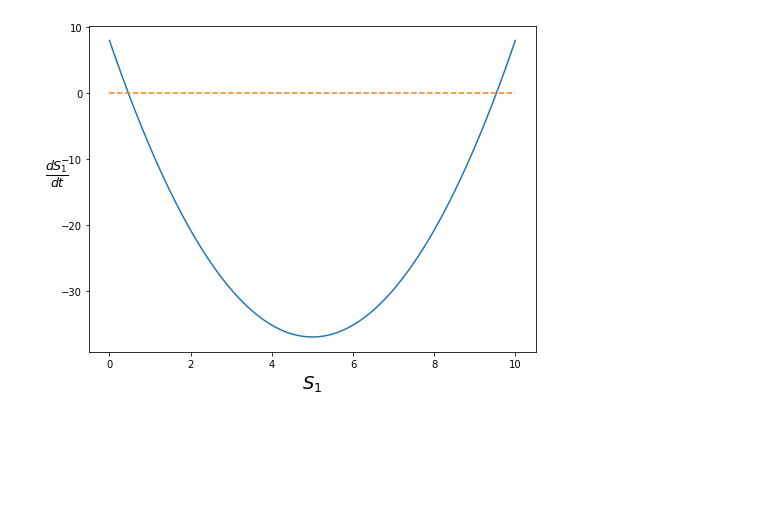
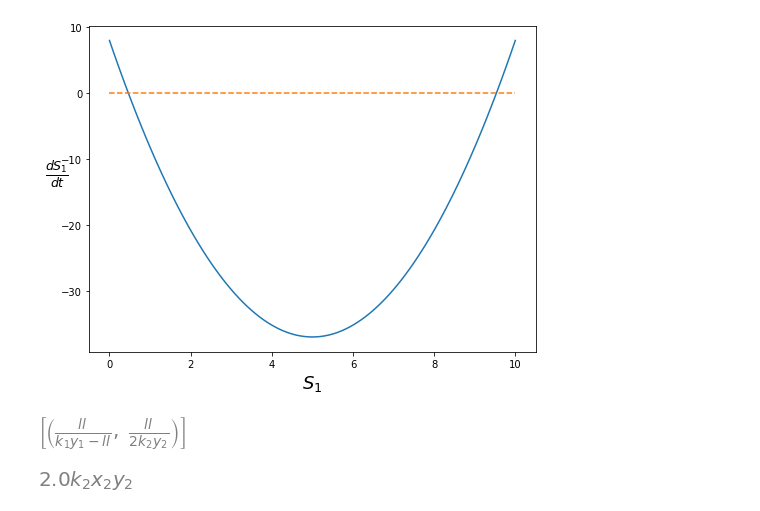
Before and after one commit to ModelEngineering/advancing-biomedical-models, a Jupyter notebook: lecture_2/lecture_2.ipynb, the cells around one changed output. Drawn from its saved outputs; the diff is of its cells as text; code cells hidden in the pictures; blank space fills up the shorter version.

```diff
--- a/lecture_2/lecture_2.ipynb
+++ b/lecture_2/lecture_2.ipynb
@@ -262,3 +262,19 @@ ax.set_ylabel(r'$\frac{dS_1}{dt}$', fontsize=FONTSIZE, rotation=0)
 _ = ax.plot([0, 10], [0, 0], linestyle="--")
 # %% [output]
 [figure]
+# %%
+dx3, dx1, x1, ll, k1, y1, y2, x2, dx2, k2 = sy.symbols("dx3, dx1, x1, ll, k1, y1, y2, x2, dx2, k2 ")
+# %%
+dx1 = ll - k1*y1*(x1/(1 + x1))
+dx2 = k1*y1*(x1/(1 + x1)) - k2*y2*(x2/1+x2)
+# %%
+fixedPoints = sy.solve([dx1, dx2], [x1, x2])
+fixedPoints
+# %% [output]
+[figure, added]
+# %%
+subDct = {x2: fixedPoints[0][1]}
+dx3 = k2*y2*(x2/1+x2)
+dx3.evalf(subs=subDct)
+# %% [output]
+[figure, added]
```
Also changed, not shown: 2 other files.
